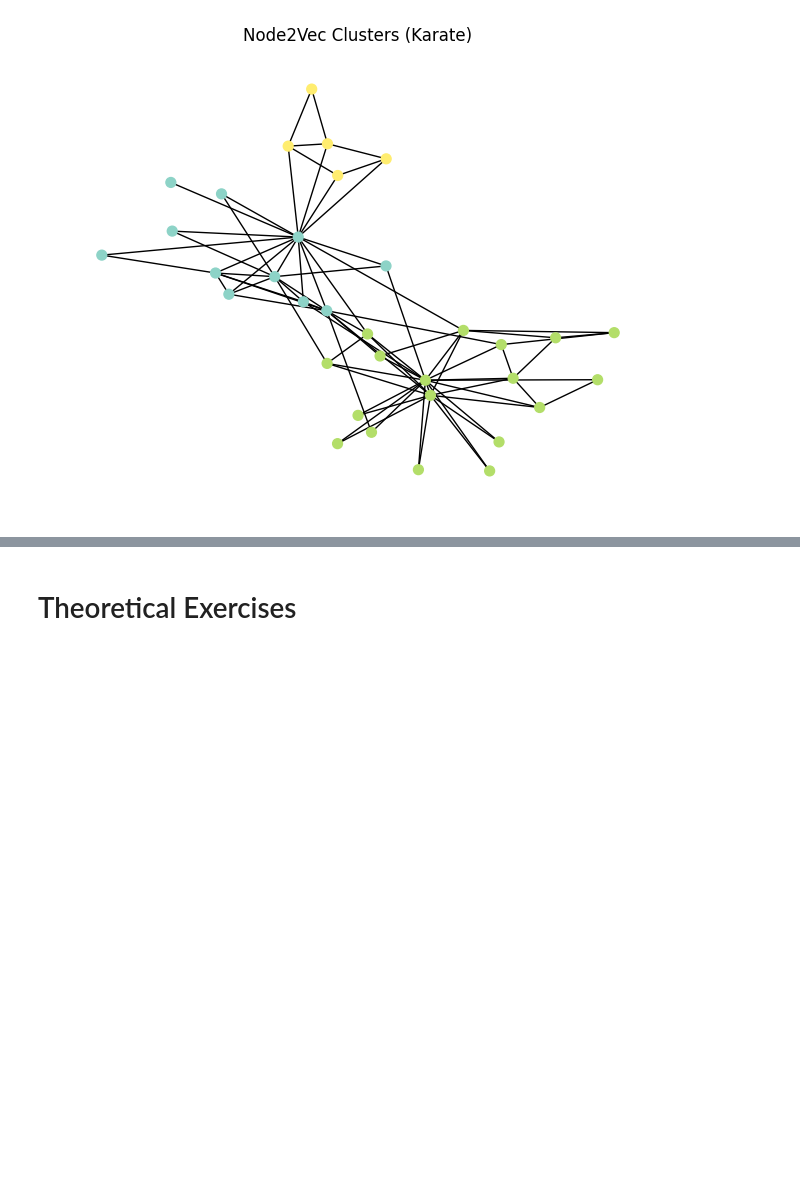
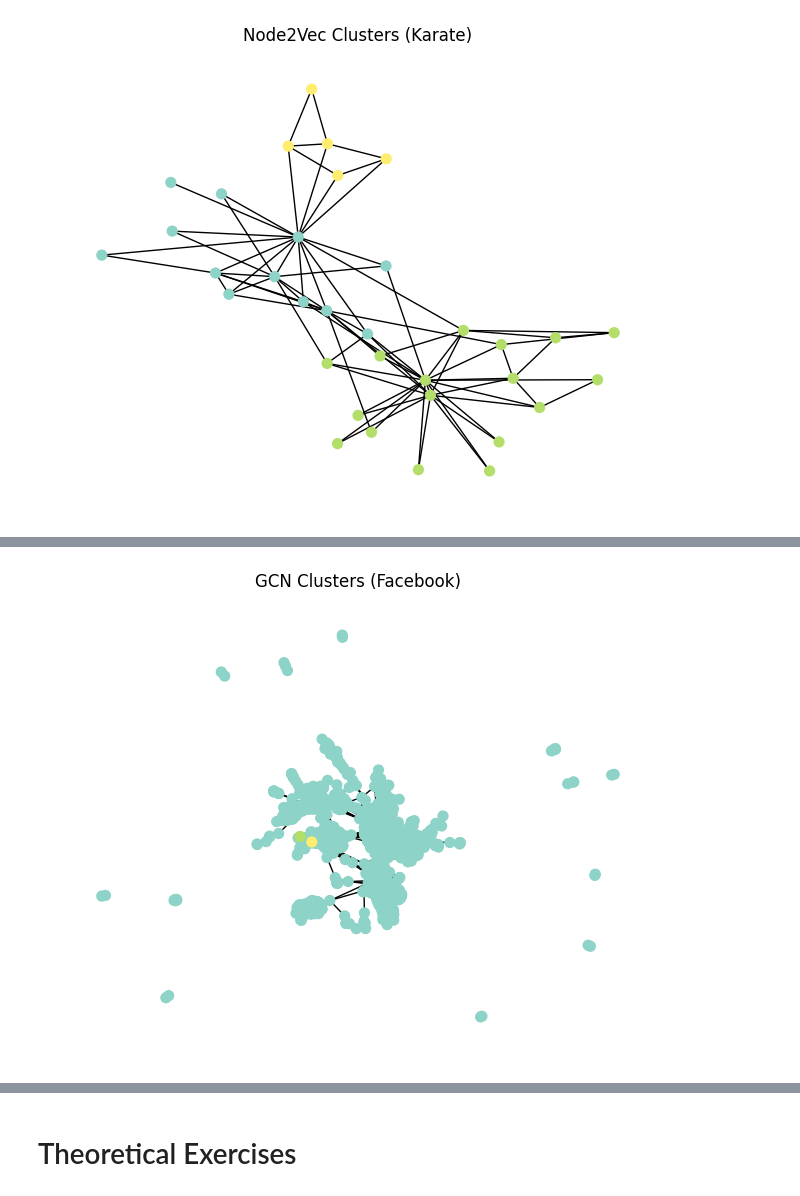
Before and after one commit to mateusgoto01/graph_facebook_analysis, a Jupyter notebook: FERNDADES_GOTO_REGAZZI_graphe.ipynb, the cells around one changed output, grey strips where cells are left out. Saved outputs shown, nothing was run; the diff lists cells and outputs as text; code cells hidden in the pictures; blank space fills up the shorter version.

```diff
--- a/FERNDADES_GOTO_REGAZZI_graphe.ipynb
+++ b/FERNDADES_GOTO_REGAZZI_graphe.ipynb
@@ -1135,0 +1374,13 @@ visualize_sampled_graph(G_twitter, node2vec_partition_t, title="Node2Vec Cluster
+# %%
+# ======== GCN on Facebook ========
+print("\n=== GCN on Facebook ===")
+labels_facebook_gcn, sil_facebook_gcn, df_facebook_gcn = gnn_embedding_clustering(
+    G_facebook,
+    model_type='GCN',
+    embed_dim=8,
+    epochs=50,
+    lr=0.01,
+    k=5
+)
+print(f"GCN Embeddings Silhouette (Facebook, k=10): {sil_facebook_gcn:.4f}")
+print("Cluster sizes:\n", df_facebook_gcn['Cluster'].value_counts())
@@ -1135,0 +1413,6 @@ visualize_sampled_graph(G_twitter, node2vec_partition_t, title="Node2Vec Cluster
+# %%
+# GCN Visualization for Facebook
+gcn_partition_facebook = dict(zip(df_facebook_gcn['Node'], df_facebook_gcn['Cluster']))
+visualize_communities(G_facebook, gcn_partition_facebook, title="GCN Clusters (Facebook)")
+# %% [output]
+[figure, added]
```
Also changed, not shown: parts of 42 cells of this notebook.
